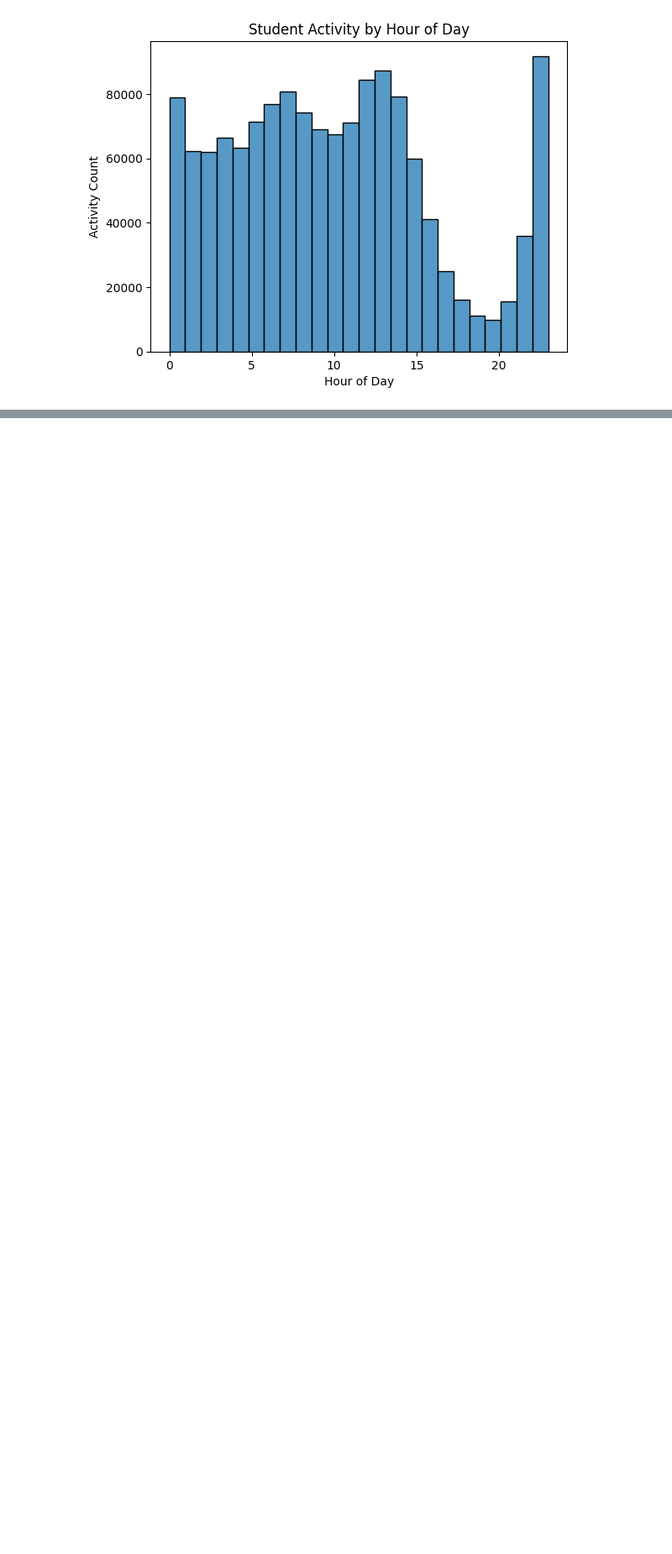
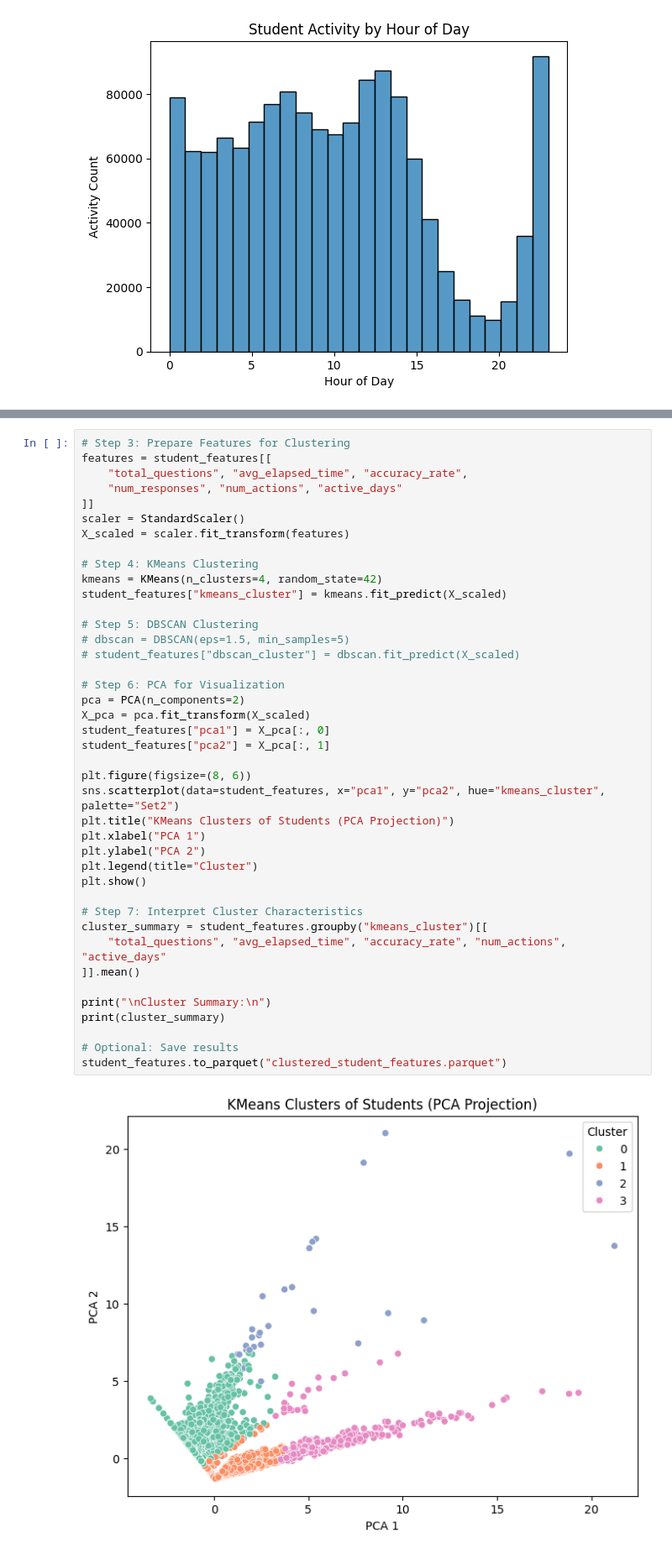
Before and after one commit to MoStrick/CapstoneProject_LearningPatterns, a Jupyter notebook: EDA.ipynb, the cells around one changed output, grey strips where cells are left out. Shown: that part at 84% size. Drawn from its saved outputs; the diff is of its cells as text; blank space fills up the shorter version.

```diff
--- a/EDA.ipynb
+++ b/EDA.ipynb
@@ -94,0 +134,43 @@ plt.show()
+# %%
+# Step 3: Prepare Features for Clustering
+features = student_features[[
+    "total_questions", "avg_elapsed_time", "accuracy_rate",
+    "num_responses", "num_actions", "active_days"
+]]
+scaler = StandardScaler()
+X_scaled = scaler.fit_transform(features)
+
+# Step 4: KMeans Clustering
+kmeans = KMeans(n_clusters=4, random_state=42)
+student_features["kmeans_cluster"] = kmeans.fit_predict(X_scaled)
+
+# Step 5: DBSCAN Clustering
+# dbscan = DBSCAN(eps=1.5, min_samples=5)
+# student_features["dbscan_cluster"] = dbscan.fit_predict(X_scaled)
+
+# Step 6: PCA for Visualization
+pca = PCA(n_components=2)
+X_pca = pca.fit_transform(X_scaled)
+student_features["pca1"] = X_pca[:, 0]
+student_features["pca2"] = X_pca[:, 1]
+
+plt.figure(figsize=(8, 6))
+sns.scatterplot(data=student_features, x="pca1", y="pca2", hue="kmeans_cluster", palette="Set2")
+plt.title("KMeans Clusters of Students (PCA Projection)")
+plt.xlabel("PCA 1")
+plt.ylabel("PCA 2")
+plt.legend(title="Cluster")
+plt.show()
+
+# Step 7: Interpret Cluster Characteristics
+cluster_summary = student_features.groupby("kmeans_cluster")[[
+    "total_questions", "avg_elapsed_time", "accuracy_rate", "num_actions", "active_days"
+]].mean()
+
+print("\nCluster Summary:\n")
+print(cluster_summary)
+
+# Optional: Save results
+student_features.to_parquet("clustered_student_features.parquet")
+# %% [output]
+[figure, added]
```
Also changed, not shown: parts of 12 cells of this notebook, 1 other file.
